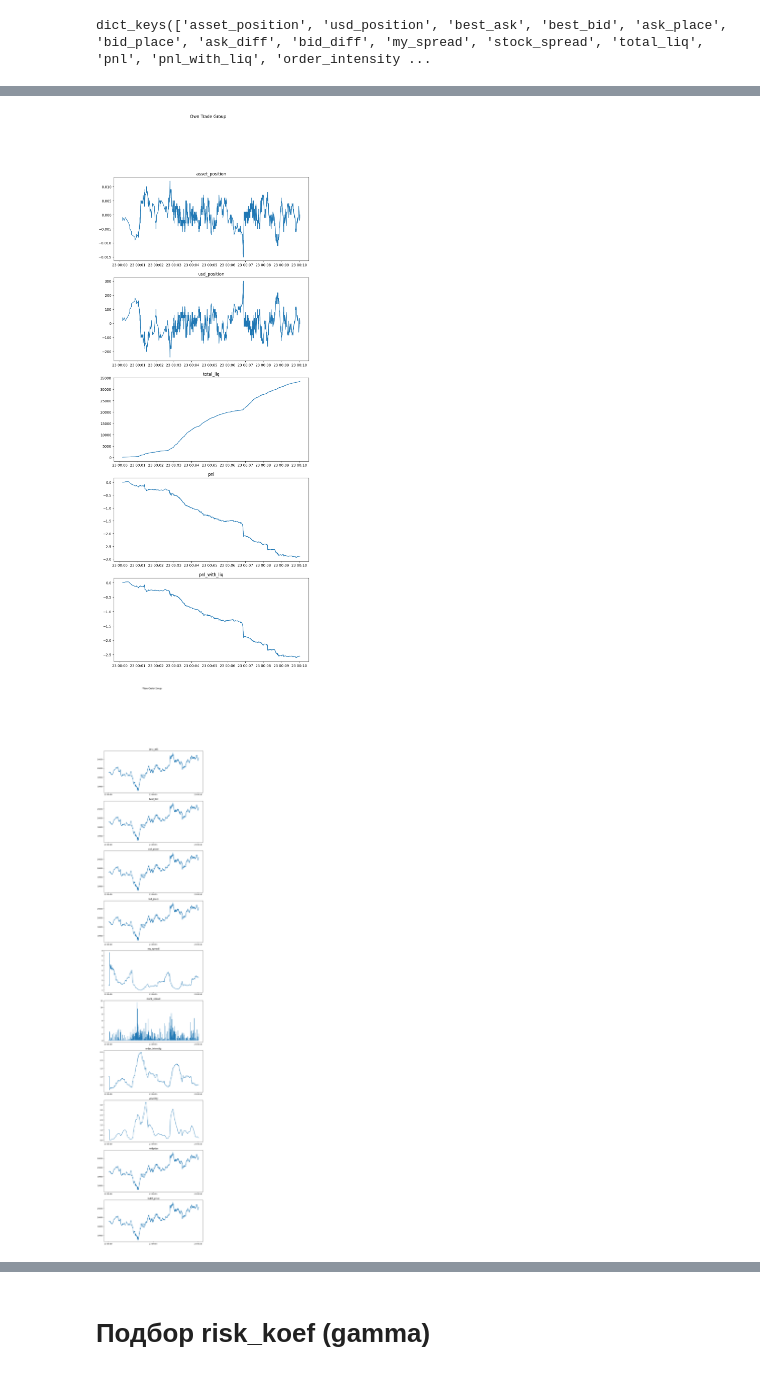
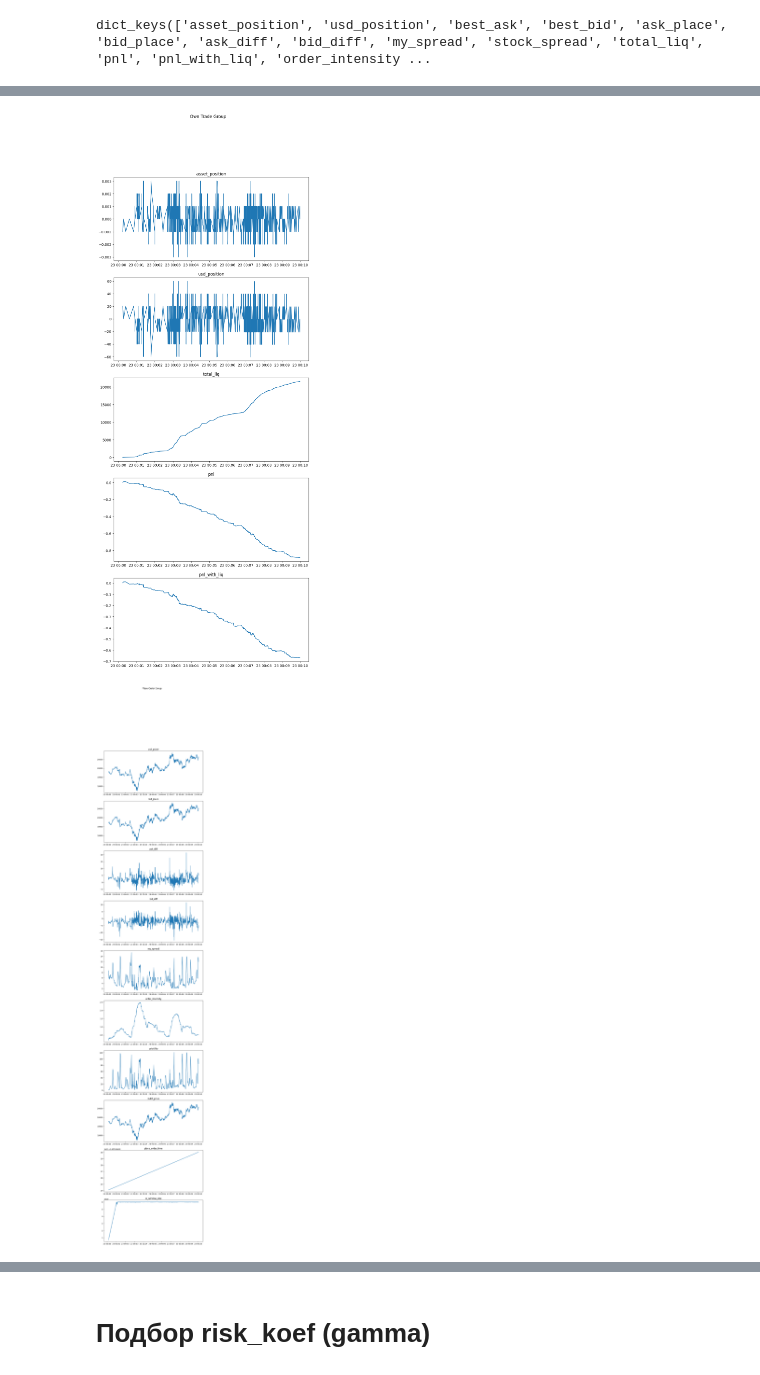
Before and after one commit to ChistyakovArtem/CMF_HFMM, a Jupyter notebook: Notebooks/HW_4-Stoikov.ipynb, the cells around one changed output, grey strips where cells are left out. Cells and saved outputs as stored; diff of their text form; code cells hidden in the pictures.

```diff
--- a/Notebooks/HW_4-Stoikov.ipynb
+++ b/Notebooks/HW_4-Stoikov.ipynb
@@ -35,13 +35,15 @@ T = pd.Timedelta(0.1, 's').delta
 strategy = Stoikov.Strategy(
     t=T,
     risk_koef=0.1,
-    time_vol=60*10**9,
     time_oi=60*10**9,
     avg_sum_oi=800,
     avg_time_oi=57471412238,
     order_fees=0.00001,
-    avg_volatility=300,
-    min_asset_value=0.001
+    avg_volatility=25,
+    min_asset_value=0.001,
+    volatility_record_cooldown=0.1*10**9, #ns
+    volatility_horizon=1000,
+    order_intensity_min_samples=100
 )
 # вся эта история с avg нужна для того, чтобы order_intensity и volatility были равны 1 в среднем.
 # %%
@@ -91,16 +93,16 @@ own_trade_group = [
 own_trade_time = 'own_trade_time'
 # %%
 place_order_group = [
-    'best_ask',
-    'best_bid',
     'ask_place',
     'bid_place',
+    'ask_diff',
+    'bid_diff',
     'my_spread',
-    'stock_spread',
     'order_intensity',
     'volatility',
-    'midprice',
-    'indiff_price'
+    'indiff_price',
+    'place_order_time',
+    'oi_window_size'
 ]
 
 place_order_time = 'place_order_time'
@@ -114,15 +116,18 @@ for i in own_trade_group:
     axs[ind].set_title(i)
     ind += 1
 # %% [output]
-[figure, old version]
+[figure, new version]
 # %%
 fig, axs = plt.subplots(len(place_order_group), figsize=(10, 5*len(place_order_group)))
 fig.suptitle('Place Order Group')
 
 ind = 0
 for i in place_order_group:
-    axs[ind].plot(pd.to_datetime(logs[place_order_time]), logs[i])
-    axs[ind].set_title(i)
-    ind += 1
+    try:
+        axs[ind].plot(pd.to_datetime(logs[place_order_time]), logs[i])
+        axs[ind].set_title(i)
+        ind += 1
+    except:
+        pass
 # %% [output]
-[figure, old version]
+[figure, new version]
```
Also changed, not shown: parts of 8 cells of this notebook.
